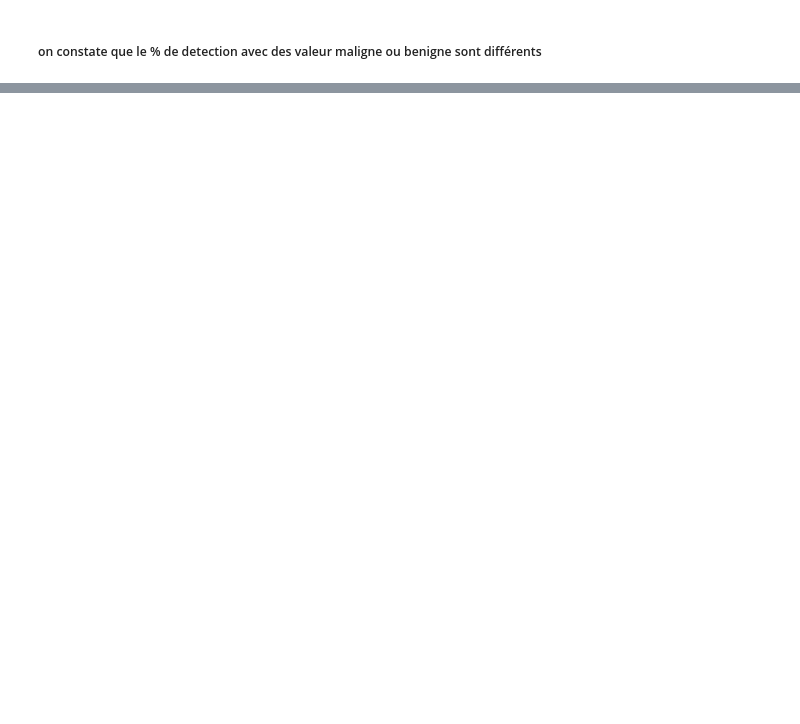
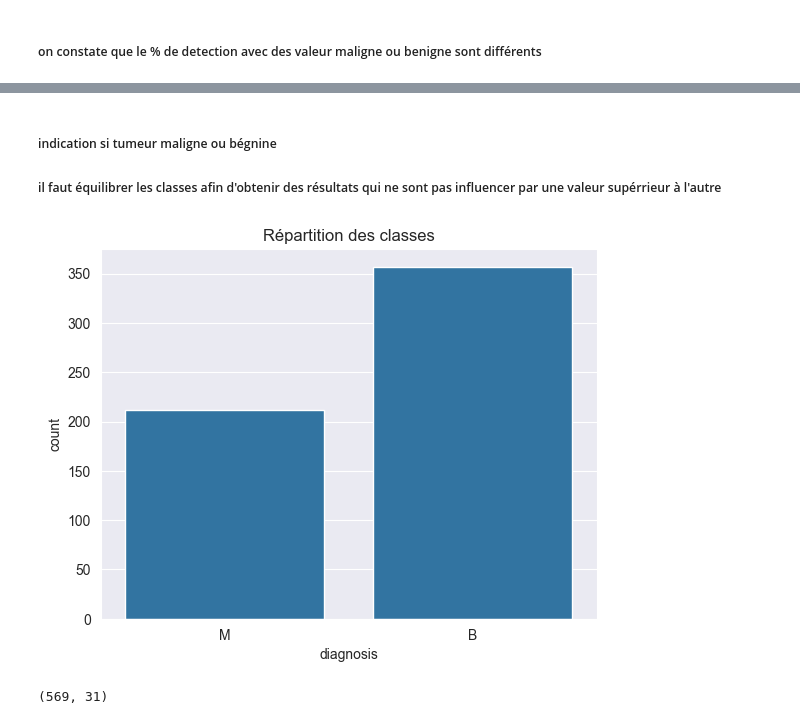
Before and after one commit to elvis-messiaen/regression_cancer_wisconsin, a Jupyter notebook: breast_cancer_wisconsin.ipynb, the cells around one changed output, grey strips where cells are left out. Cells and saved outputs as stored; diff of their text form; code cells hidden in the pictures; blank space fills up the shorter version.

```diff
--- a/breast_cancer_wisconsin.ipynb
+++ b/breast_cancer_wisconsin.ipynb
@@ -196,0 +196,14 @@ print(colonnes_min_zero)
+# %% [markdown]
+##### indication si tumeur maligne ou bégnine
+##### il faut équilibrer les classes afin d'obtenir des résultats qui ne sont pas influencer par une valeur supérrieur à l'autre
+# %%
+sns.countplot(x=df["diagnosis"], data=df)
+plt.title("Répartition des classes")
+plt.grid(True, axis="y")
+plt.show()
+# %% [output]
+[figure, added]
+# %%
+df.shape
+# %% [output]
+(569, 31)
```
Also changed, not shown: parts of 17 cells of this notebook, 1 other file.
